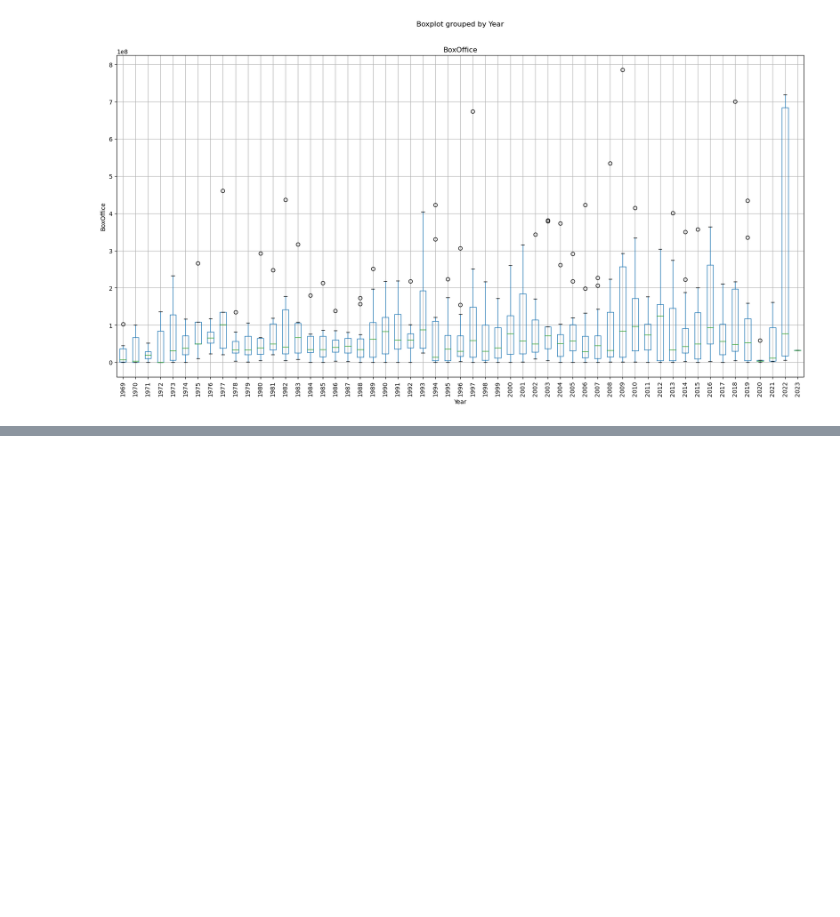
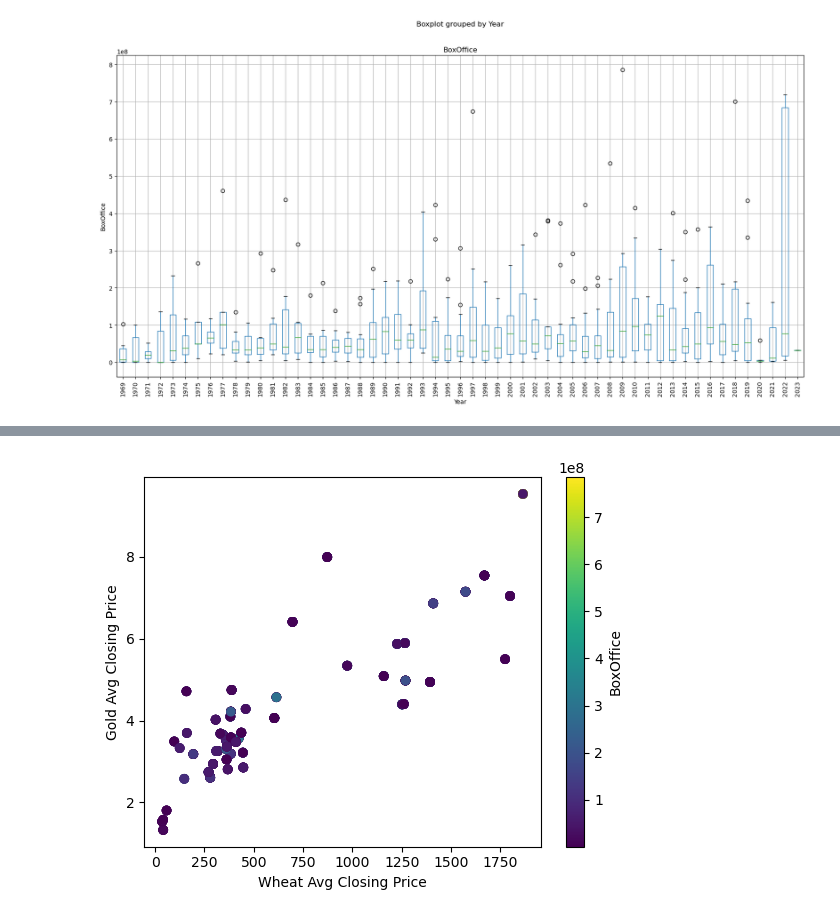
Before and after one commit to rickscrib/group8_project1, a Jupyter notebook: box_office.ipynb, the cells around one changed output, grey strips where cells are left out. Cells and saved outputs as stored; diff of their text form; code cells hidden in the pictures; blank space fills up the shorter version.

```diff
--- a/box_office.ipynb
+++ b/box_office.ipynb
@@ -120,6 +122,7 @@ plot.figure.savefig(r"C:\Users\uwagb\OneDrive\Desktop\project\outputs\BoxOffice_
 [figure]
 # %%
 box_comodity = pd.merge(box_df, oscar_ombd, on= "Year", how= "inner")
+box_comodity = box_comodity.astype({"BoxOffice": "Int64"})
 box_comodity.head()
 # %% [output]
 |  | Year | Gold Avg Closing Price | Wheat Avg Closing Price | Oscar_Film | BoxOffice |
@@ -130,0 +159,10 @@ box_comodity.head()
+# %%
+plt.scatter(box_comodity["Gold Avg Closing Price"], box_comodity["Wheat Avg Closing Price"], c= box_comodity["BoxOffice"])
+clb = plt.colorbar()
+plt.xlabel("Wheat Avg Closing Price")
+plt.ylabel("Gold Avg Closing Price")
+clb.set_label("BoxOffice")
+plt.savefig(r"C:\Users\uwagb\OneDrive\Desktop\project\outputs\gold_wheat_scatterplot.png")
+plt.show()
+# %% [output]
+[figure, added]
```
Also changed, not shown: parts of 10 cells of this notebook, 2 other files.
